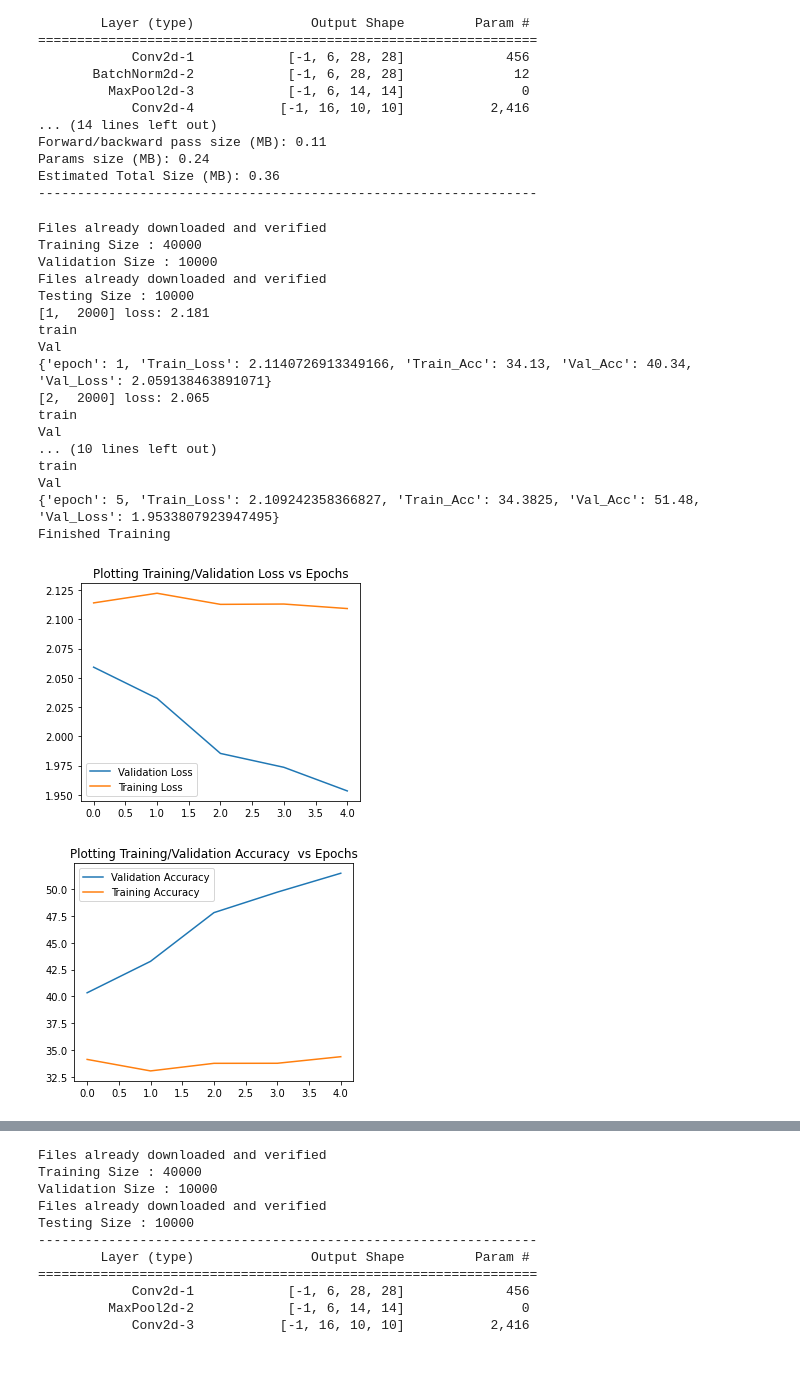
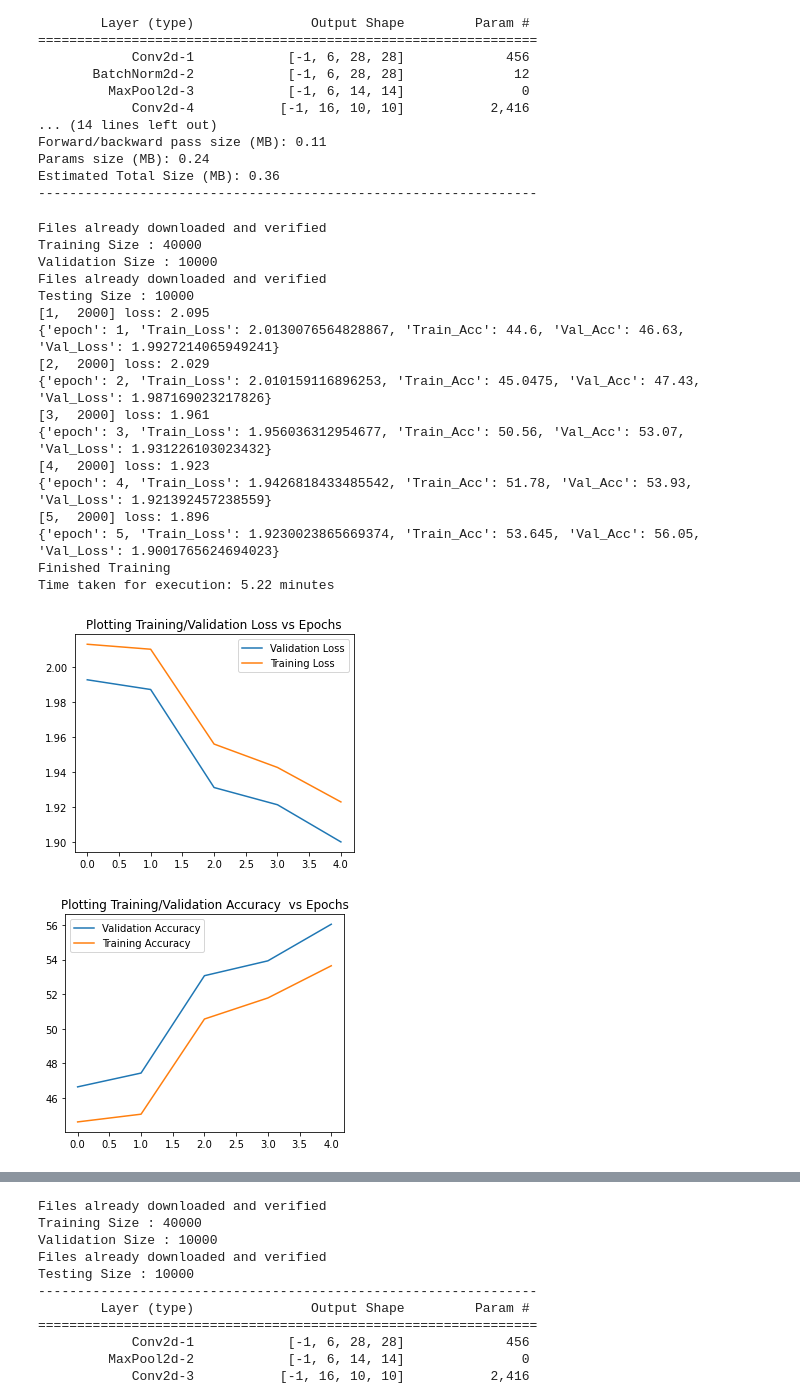
Before and after one commit to Anomaly1702/Ass2_Deep_Learning, a Jupyter notebook: Anubhav_Deep_learning.ipynb, the cells around one changed output, grey strips where cells are left out. Saved outputs shown, nothing was run; the diff lists cells and outputs as text; code cells hidden in the pictures; blank space fills up the shorter version.

```diff
--- a/Anubhav_Deep_learning.ipynb
+++ b/Anubhav_Deep_learning.ipynb
@@ -465,8 +461,9 @@ class Imagenet_model2(Basenet):
         self.conv2 = nn.Conv2d(6, 16, 5)
         self.batchnorm2 = nn.BatchNorm2d(16)
         self.fc1 = nn.Linear(16 * 5 * 5, 120)
+        self.batchnorm3 = nn.BatchNorm1d(120)
         self.fc2 = nn.Linear(120, 84)
-        self.batchnorm3 = nn.BatchNorm1d(84)
+        self.batchnorm4 = nn.BatchNorm1d(84)
         self.fc3 = nn.Linear(84, 10)
         self.softmax = nn.Softmax(dim=1)
         transform = transforms.Compose([transforms.ToTensor(),
@@ -527,12 +524,13 @@ class Imagenet_model2(Basenet):
         #FCNN layer 1
         x = torch.flatten(x, 1) # flatten all dimensions except batch
         x = self.fc1(x)
+        x = self.batchnorm3(x)
         x = F.relu(x)
         # x = self.dropout1d(x)
 
         #FCNN layer 2
         x = self.fc2(x)
-        x = self.batchnorm3(x)
+        x = self.batchnorm4(x)
         x = F.relu(x)
 
         #FCNN layer 3
@@ -564,29 +562,29 @@ Estimated Total Size (MB): 0.36
 # %%
 #Just adding SOftmax
 model2 = Imagenet_model2()
 model2=model2.to(get_default_device())
-model2.train_model(5,0.01,"SGD")
+model2.train_model(5,0.01,"SGD",mm=0.9)
 model2.show_graph()
 # %% [output]
 Files already downloaded and verified
 Training Size : 40000
 Validation Size : 10000
 Files already downloaded and verified
 Testing Size : 10000
-[1,  2000] loss: 2.181
-train
-Val
-{'epoch': 1, 'Train_Loss': 2.1140726913349166, 'Train_Acc': 34.13, 'Val_Acc': 40.34, 'Val_Loss': 2.059138463891071}
-[2,  2000] loss: 2.065
-train
-Val
-... (10 lines left out)
-train
-Val
-{'epoch': 5, 'Train_Loss': 2.109242358366827, 'Train_Acc': 34.3825, 'Val_Acc': 51.48, 'Val_Loss': 1.9533807923947495}
+[1,  2000] loss: 2.095
+{'epoch': 1, 'Train_Loss': 2.0130076564828867, 'Train_Acc': 44.6, 'Val_Acc': 46.63, 'Val_Loss': 1.9927214065949241}
+[2,  2000] loss: 2.029
+{'epoch': 2, 'Train_Loss': 2.010159116896253, 'Train_Acc': 45.0475, 'Val_Acc': 47.43, 'Val_Loss': 1.987169023217826}
+[3,  2000] loss: 1.961
+{'epoch': 3, 'Train_Loss': 1.956036312954677, 'Train_Acc': 50.56, 'Val_Acc': 53.07, 'Val_Loss': 1.931226103023432}
+[4,  2000] loss: 1.923
+{'epoch': 4, 'Train_Loss': 1.9426818433485542, 'Train_Acc': 51.78, 'Val_Acc': 53.93, 'Val_Loss': 1.921392457238559}
+[5,  2000] loss: 1.896
+{'epoch': 5, 'Train_Loss': 1.9230023865669374, 'Train_Acc': 53.645, 'Val_Acc': 56.05, 'Val_Loss': 1.9001765624694023}
 Finished Training
+Time taken for execution: 5.22 minutes
-[figure, old version]
+[figure, new version]
-[figure, old version]
+[figure, new version]
 # %%
 model2.class_Acc("val")
 # model2.Accuracy("val")
```
Also changed, not shown: parts of 26 cells of this notebook.
